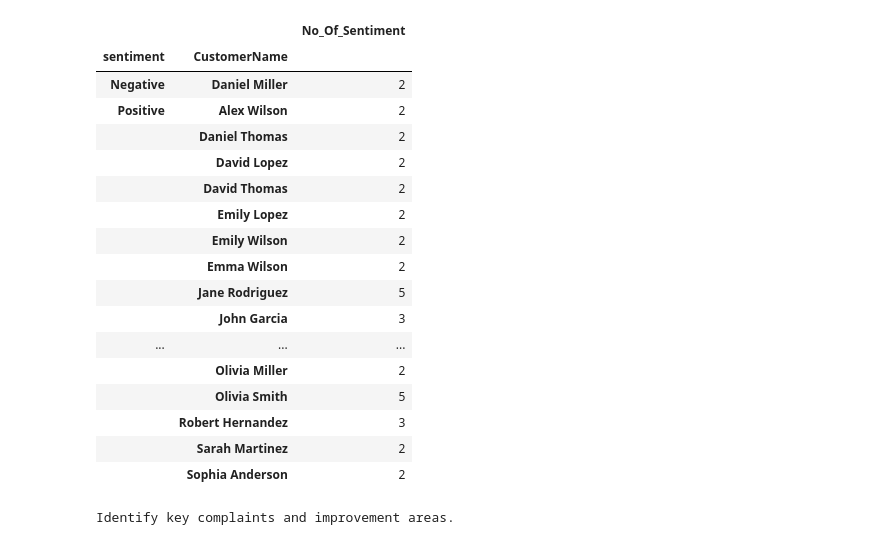
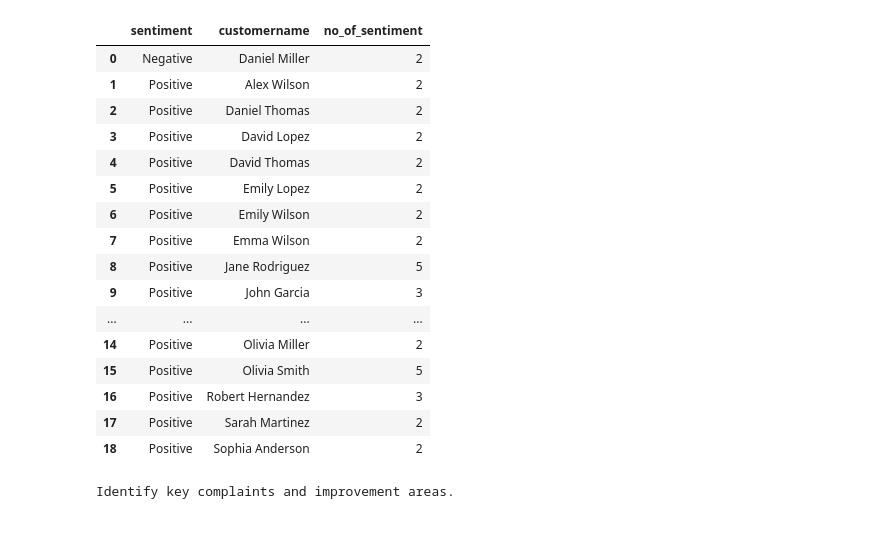
Before and after one commit to sakthignanaprakasamv/Customer-Behavior-Analysis, a Jupyter notebook: Customer Behavior Analysis.ipynb, the cells around one changed output. Saved outputs shown, nothing was run; the diff lists cells and outputs as text; code cells hidden in the pictures.

```diff
--- a/Customer Behavior Analysis.ipynb
+++ b/Customer Behavior Analysis.ipynb
@@ -531,33 +518,32 @@ df_reviews.groupby("Sentiment").size().reset_index(name='No_Of_Sentiment')
 | 1 | Neutral | 5 |
 | 2 | Positive | 84 |
 # %%
-query = """SELECT CustomerName,ReviewText as sentiment FROM cust_behav_analys.trncustomer_reviews r
-join cust_behav_analys.mstcustomers c on r.CustomerID = c.CustomerID;
+query = """SELECT CustomerName,ReviewText as sentiment FROM trncustomer_reviews r
+join mstcustomers c on r.CustomerID = c.CustomerID;
 """
 data2 = fetch_data(conn,query)
 data2["sentiment"] = data2["sentiment"].apply(get_sentiment)
-data2=data2.groupby(['sentiment','CustomerName']
-              ).size().reset_index(name='No_Of_Sentiment').query('No_Of_Sentiment > 1').sort_values(by=['sentiment','CustomerName' ])
-data2.groupby(['sentiment','CustomerName'] ).sum('No_Of_Sentiment')
+data2=data2.groupby(['sentiment','customername']
+              ).size().reset_index(name='no_of_sentiment').query('no_of_sentiment > 1').sort_values(by=['sentiment','customername' ])
+data2.groupby(['sentiment','customername'], as_index=False)['no_of_sentiment'].sum()
 # %% [output]
-|  |  | No_Of_Sentiment |
-| sentiment | CustomerName |  |
-| Negative | Daniel Miller | 2 |
-| Positive | Alex Wilson | 2 |
-|  | Daniel Thomas | 2 |
-|  | David Lopez | 2 |
-|  | David Thomas | 2 |
-|  | Emily Lopez | 2 |
-|  | Emily Wilson | 2 |
-|  | Emma Wilson | 2 |
-|  | Jane Rodriguez | 5 |
-|  | John Garcia | 3 |
-| ... | ... | ... |
-|  | Olivia Miller | 2 |
-|  | Olivia Smith | 5 |
-|  | Robert Hernandez | 3 |
-|  | Sarah Martinez | 2 |
-|  | Sophia Anderson | 2 |
+|  | sentiment | customername | no_of_sentiment |
+| 0 | Negative | Daniel Miller | 2 |
+| 1 | Positive | Alex Wilson | 2 |
+| 2 | Positive | Daniel Thomas | 2 |
+| 3 | Positive | David Lopez | 2 |
+| 4 | Positive | David Thomas | 2 |
+| 5 | Positive | Emily Lopez | 2 |
+| 6 | Positive | Emily Wilson | 2 |
+| 7 | Positive | Emma Wilson | 2 |
+| 8 | Positive | Jane Rodriguez | 5 |
+| 9 | Positive | John Garcia | 3 |
+| ... | ... | ... | ... |
+| 14 | Positive | Olivia Miller | 2 |
+| 15 | Positive | Olivia Smith | 5 |
+| 16 | Positive | Robert Hernandez | 3 |
+| 17 | Positive | Sarah Martinez | 2 |
+| 18 | Positive | Sophia Anderson | 2 |
 # %%
 query = """
 SELECT 'Delivery issue' as categories,
```
Also changed, not shown: parts of 12 cells of this notebook, 5 other files.
